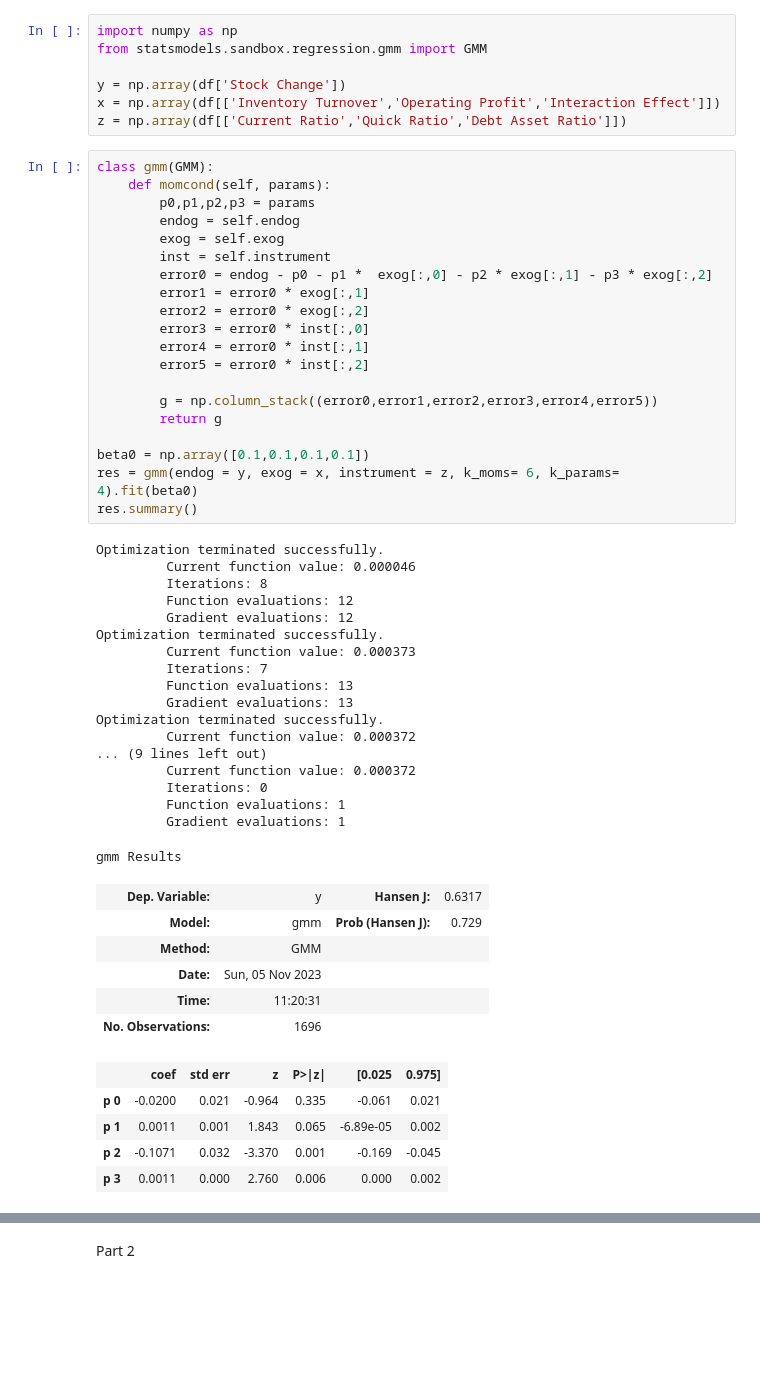
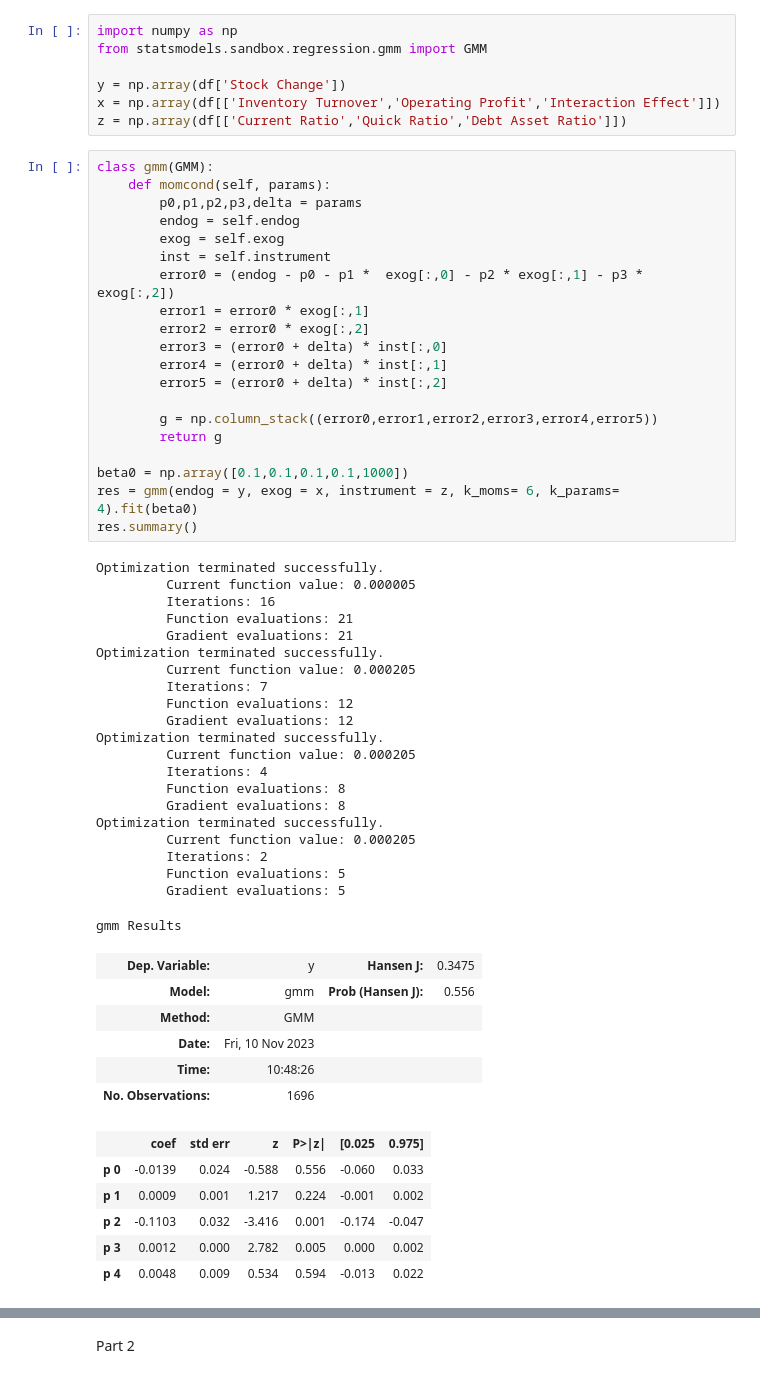
Before and after one commit to HaoyuHunterFang/schulich_data_science, a Jupyter notebook: MBAN_midterm.ipynb, the cells around one changed output, grey strips where cells are left out. Drawn from its saved outputs; the diff is of its cells as text; blank space fills up the shorter version.

```diff
--- a/MBAN_midterm.ipynb
+++ b/MBAN_midterm.ipynb
@@ -30,53 +30,57 @@ z = np.array(df[['Current Ratio','Quick Ratio','Debt Asset Ratio']])
 # %%
 class gmm(GMM):
     def momcond(self, params):
-        p0,p1,p2,p3 = params
+        p0,p1,p2,p3,delta = params
         endog = self.endog
         exog = self.exog
         inst = self.instrument
-        error0 = endog - p0 - p1 *  exog[:,0] - p2 * exog[:,1] - p3 * exog[:,2]
+        error0 = (endog - p0 - p1 *  exog[:,0] - p2 * exog[:,1] - p3 * exog[:,2])
         error1 = error0 * exog[:,1]
         error2 = error0 * exog[:,2]
-        error3 = error0 * inst[:,0]
-        error4 = error0 * inst[:,1]
-        error5 = error0 * inst[:,2]
+        error3 = (error0 + delta) * inst[:,0]
+        error4 = (error0 + delta) * inst[:,1]
+        error5 = (error0 + delta) * inst[:,2]
 
         g = np.column_stack((error0,error1,error2,error3,error4,error5))
         return g
 
-beta0 = np.array([0.1,0.1,0.1,0.1])
+beta0 = np.array([0.1,0.1,0.1,0.1,1000])
 res = gmm(endog = y, exog = x, instrument = z, k_moms= 6, k_params= 4).fit(beta0)
 res.summary()
 # %% [output]
 Optimization terminated successfully.
-         Current function value: 0.000046
-         Iterations: 8
+         Current function value: 0.000005
+         Iterations: 16
+         Function evaluations: 21
+         Gradient evaluations: 21
+Optimization terminated successfully.
+         Current function value: 0.000205
+         Iterations: 7
          Function evaluations: 12
          Gradient evaluations: 12
 Optimization terminated successfully.
-         Current function value: 0.000373
-         Iterations: 7
-         Function evaluations: 13
-         Gradient evaluations: 13
+         Current function value: 0.000205
+         Iterations: 4
+         Function evaluations: 8
+         Gradient evaluations: 8
 Optimization terminated successfully.
-         Current function value: 0.000372
-... (9 lines left out)
-         Current function value: 0.000372
-         Iterations: 0
-         Function evaluations: 1
-         Gradient evaluations: 1
+         Current function value: 0.000205
+         Iterations: 2
+         Function evaluations: 5
+         Gradient evaluations: 5
 gmm Results
-| Dep. Variable: | y | Hansen J: | 0.6317 |
-| Model: | gmm | Prob (Hansen J): | 0.729 |
+| Dep. Variable: | y | Hansen J: | 0.3475 |
+| Model: | gmm | Prob (Hansen J): | 0.556 |
 | Method: | GMM |  |  |
-| Date: | Sun, 05 Nov 2023 |  |  |
-| Time: | 11:20:31 |  |  |
+| Date: | Fri, 10 Nov 2023 |  |  |
+| Time: | 10:48:26 |  |  |
 | No. Observations: | 1696 |  |  |
 |  | coef | std err | z | P>|z| | [0.025 | 0.975] |
-| p 0 | -0.0200 | 0.021 | -0.964 | 0.335 | -0.061 | 0.021 |
-| p 1 | 0.0011 | 0.001 | 1.843 | 0.065 | -6.89e-05 | 0.002 |
-| p 2 | -0.1071 | 0.032 | -3.370 | 0.001 | -0.169 | -0.045 |
-| p 3 | 0.0011 | 0.000 | 2.760 | 0.006 | 0.000 | 0.002 |
+| p 0 | -0.0139 | 0.024 | -0.588 | 0.556 | -0.060 | 0.033 |
+| p 1 | 0.0009 | 0.001 | 1.217 | 0.224 | -0.001 | 0.002 |
+| p 2 | -0.1103 | 0.032 | -3.416 | 0.001 | -0.174 | -0.047 |
+| p 3 | 0.0012 | 0.000 | 2.782 | 0.005 | 0.000 | 0.002 |
+| p 4 | 0.0048 | 0.009 | 0.534 | 0.594 | -0.013 | 0.022 |
 # %%
 model = gmm(endog = y, exog = x, instrument=z, k_moms=6, k_params=4)
 res = model.fit(beta0)
```
Also changed, not shown: parts of 1 cell of this notebook, 3 other files.
